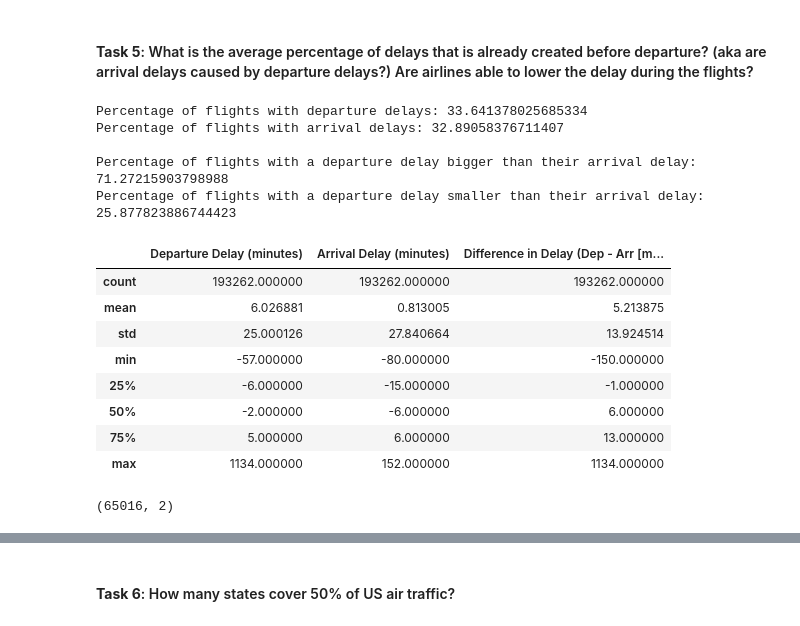
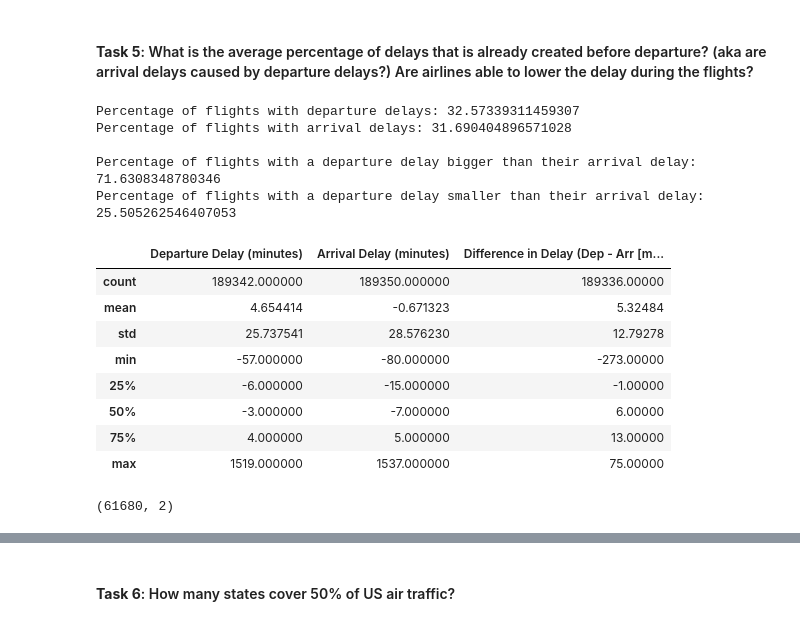
Before and after one commit to 538455/LHL_MidTermProject-Flight-Delay-Predictions, a Jupyter notebook: src/ipynb/Step_1-Exploratory_analysis.ipynb, the cells around one changed output, grey strips where cells are left out. Cells and saved outputs as stored; diff of their text form; code cells hidden in the pictures.

```diff
--- a/src/ipynb/Step_1-Exploratory_analysis.ipynb
+++ b/src/ipynb/Step_1-Exploratory_analysis.ipynb
@@ -445,42 +431,42 @@ What is the difference between average and median in that situation?
 #### **Task 5**: What is the average percentage of delays that is already created before departure? (aka are arrival delays caused by departure delays?) Are airlines able to lower the delay during the flights?
 # %%
 # Create a new columns that calculates the difference between the departure delay and arrival delay
-#flights_sample['Difference in Delay (Dep - Arr [minutes])'] = flights_sample['Departure Delay (minutes)'] - flights_sample['Arrival Delay (minutes)']
+flights_sample['Difference in Delay (Dep - Arr [minutes])'] = flights_sample['Departure Delay (minutes)'] - flights_sample['Arrival Delay (minutes)']
 ## Added above
 # %%
 # Count the number that have an arrival delay above 0 and divide by the total number of flights *100 for percentage
-print("Percentage of flights with departure delays:",flights_analysis['Arrival Delay (minutes)'].gt(0).sum()/len(flights_analysis)*100)
-print("Percentage of flights with arrival delays:",flights_analysis['Departure Delay (minutes)'].gt(0).sum()/len(flights_analysis)*100)
+print("Percentage of flights with departure delays:",flights_sample['Arrival Delay (minutes)'].gt(0).sum()/len(flights_sample)*100)
+print("Percentage of flights with arrival delays:",flights_sample['Departure Delay (minutes)'].gt(0).sum()/len(flights_sample)*100)
 print()
 # Calculate the percentage of flights that have a departure delay bigger & smaller than their arrival delay, using 'Difference in Delay (Dep - Arr [minutes])'
-print("Percentage of flights with a departure delay bigger than their arrival delay:",flights_analysis['Difference in Delay (Dep - Arr [minutes])'].gt(0).sum()/len(flights_analysis)*100)
-print("Percentage of flights with a departure delay smaller than their arrival delay:",flights_analysis['Difference in Delay (Dep - Arr [minutes])'].lt(0).sum()/len(flights_analysis)*100)
+print("Percentage of flights with a departure delay bigger than their arrival delay:",flights_sample['Difference in Delay (Dep - Arr [minutes])'].gt(0).sum()/len(flights_sample)*100)
+print("Percentage of flights with a departure delay smaller than their arrival delay:",flights_sample['Difference in Delay (Dep - Arr [minutes])'].lt(0).sum()/len(flights_sample)*100)
 # %% [output]
-Percentage of flights with departure delays: 33.641378025685334
-Percentage of flights with arrival delays: 32.89058376711407
+Percentage of flights with departure delays: 32.57339311459307
+Percentage of flights with arrival delays: 31.690404896571028
 
-Percentage of flights with a departure delay bigger than their arrival delay: 71.27215903798988
-Percentage of flights with a departure delay smaller than their arrival delay: 25.877823886744423
+Percentage of flights with a departure delay bigger than their arrival delay: 71.6308348780346
+Percentage of flights with a departure delay smaller than their arrival delay: 25.505262546407053
 # %%
 # What is the average percentage of delays that is already created by the departure delay?
-flights_analysis[['Departure Delay (minutes)', 'Arrival Delay (minutes)', 'Difference in Delay (Dep - Arr [minutes])']].describe()
+flights_sample[['Departure Delay (minutes)', 'Arrival Delay (minutes)', 'Difference in Delay (Dep - Arr [minutes])']].describe()
 # %% [output]
 |  | Departure Delay (minutes) | Arrival Delay (minutes) | Difference in Delay (Dep - Arr [m... |
-| count | 193262.000000 | 193262.000000 | 193262.000000 |
-| mean | 6.026881 | 0.813005 | 5.213875 |
-| std | 25.000126 | 27.840664 | 13.924514 |
-| min | -57.000000 | -80.000000 | -150.000000 |
-| 25% | -6.000000 | -15.000000 | -1.000000 |
-| 50% | -2.000000 | -6.000000 | 6.000000 |
-| 75% | 5.000000 | 6.000000 | 13.000000 |
-| max | 1134.000000 | 152.000000 | 1134.000000 |
+| count | 189342.000000 | 189350.000000 | 189336.00000 |
+| mean | 4.654414 | -0.671323 | 5.32484 |
+| std | 25.737541 | 28.576230 | 12.79278 |
+| min | -57.000000 | -80.000000 | -273.00000 |
+| 25% | -6.000000 | -15.000000 | -1.00000 |
+| 50% | -3.000000 | -7.000000 | 6.00000 |
+| 75% | 4.000000 | 5.000000 | 13.00000 |
+| max | 1519.000000 | 1537.000000 | 75.00000 |
 # %%
 #of the flights that have arrival delays >0, what % have departure delays >0?
-arr_delays = flights_analysis[['Arrival Delay (minutes)','Departure Delay (minutes)']]
+arr_delays = flights_sample[['Arrival Delay (minutes)','Departure Delay (minutes)']]
 arr_delays = arr_delays[arr_delays['Arrival Delay (minutes)'] > 0]
 arr_delays.shape
 # %% [output]
-(65016, 2)
+(61680, 2)
 # %%
 arr_delays['Departure Delay (minutes)'].gt(0).sum()/arr_delays.shape[0] * 100
 # %% [output]
```
Also changed, not shown: parts of 9 cells of this notebook.
